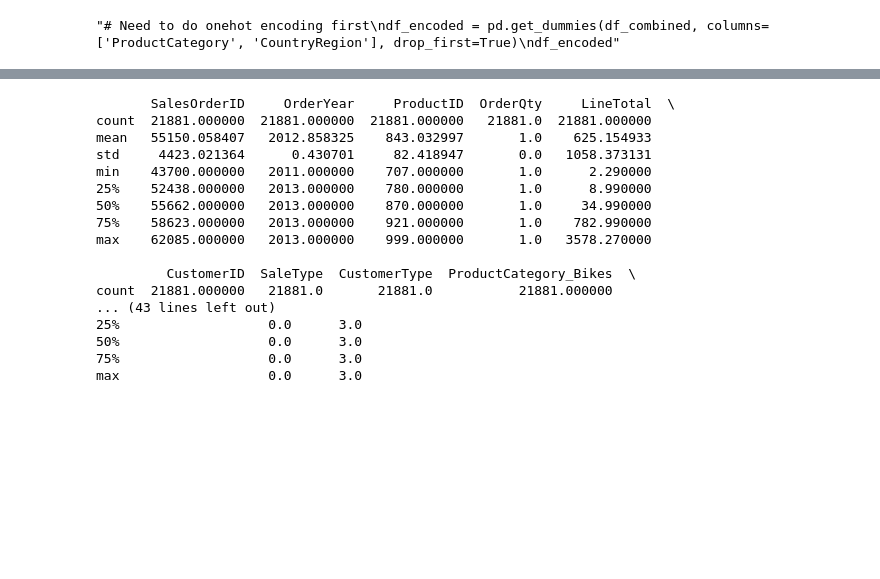
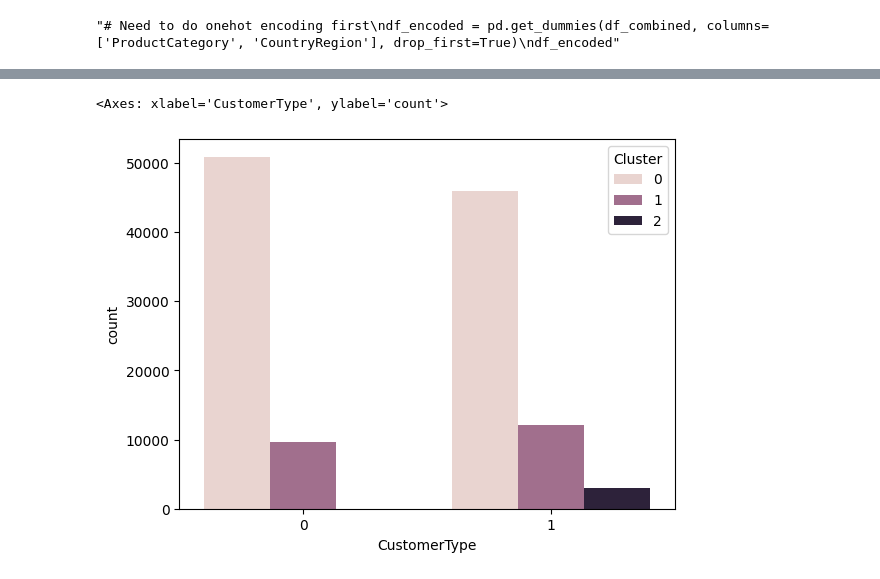
Before and after one commit to dsprincess/python-projects, a Jupyter notebook: Clustering_Customer_Segmentation_AW2022/taskupdated.ipynb, the cells around one changed output, grey strips where cells are left out. Saved outputs shown, nothing was run; the diff lists cells and outputs as text; code cells hidden in the pictures; blank space fills up the shorter version.

```diff
--- a/Clustering_Customer_Segmentation_AW2022/taskupdated.ipynb
+++ b/Clustering_Customer_Segmentation_AW2022/taskupdated.ipynb
@@ -584,20 +608,7 @@ max                   0.0      2.0
-# %%
-print(df_encoded[df_encoded['Cluster'] == 3].describe())
-# %% [output]
-       SalesOrderID     OrderYear     ProductID  OrderQty     LineTotal  \
-count  21881.000000  21881.000000  21881.000000   21881.0  21881.000000
-mean   55150.058407   2012.858325    843.032997       1.0    625.154933
-std     4423.021364      0.430701     82.418947       0.0   1058.373131
-min    43700.000000   2011.000000    707.000000       1.0      2.290000
-25%    52438.000000   2013.000000    780.000000       1.0      8.990000
-50%    55662.000000   2013.000000    870.000000       1.0     34.990000
-75%    58623.000000   2013.000000    921.000000       1.0    782.990000
-max    62085.000000   2013.000000    999.000000       1.0   3578.270000
-
-         CustomerID  SaleType  CustomerType  ProductCategory_Bikes  \
-count  21881.000000   21881.0       21881.0           21881.000000
-... (43 lines left out)
-25%                   0.0      3.0
-50%                   0.0      3.0
-75%                   0.0      3.0
-max                   0.0      3.0
+# %%
+df_combined['Cluster'] = kmeans.labels_
+# %%
+sns.countplot(data=df_combined, x='CustomerType', hue='Cluster')
+# %% [output]
+<Axes: xlabel='CustomerType', ylabel='count'>
+[figure, added]
```
Also changed, not shown: parts of 22 cells of this notebook.
